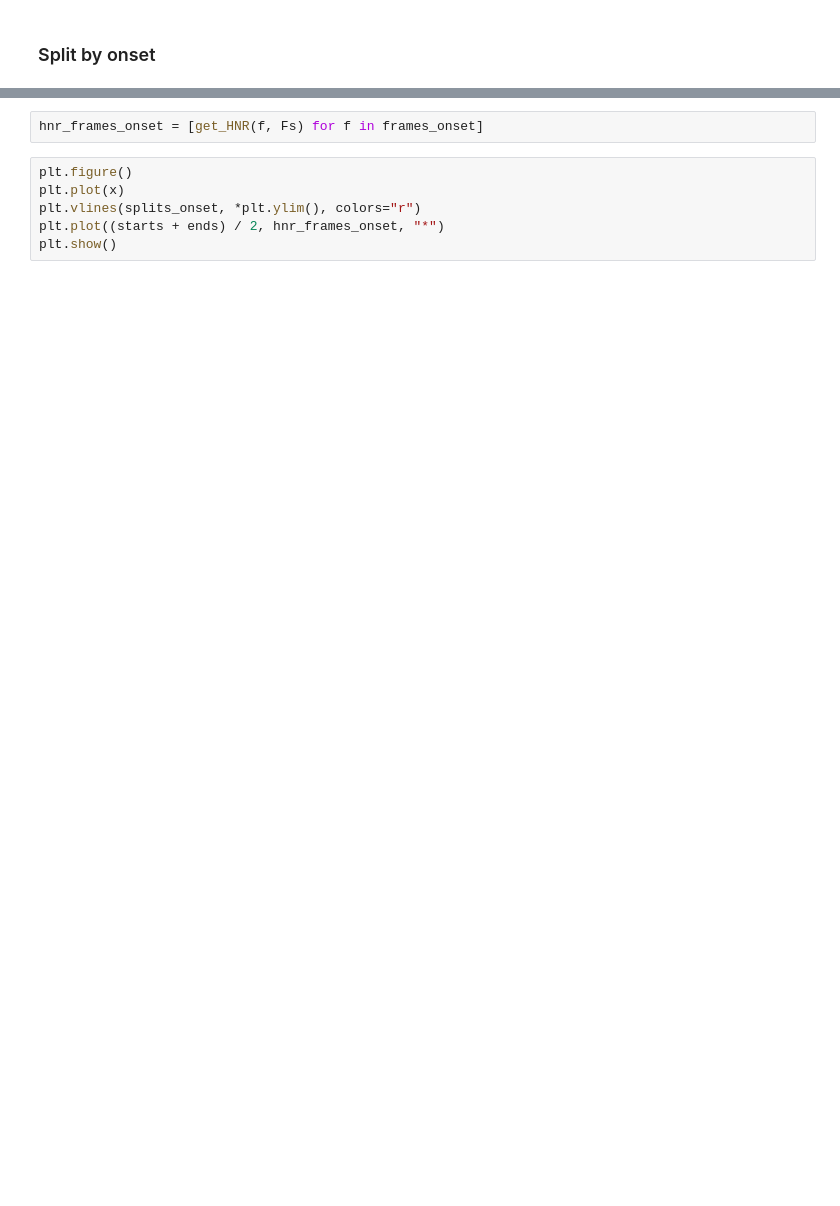
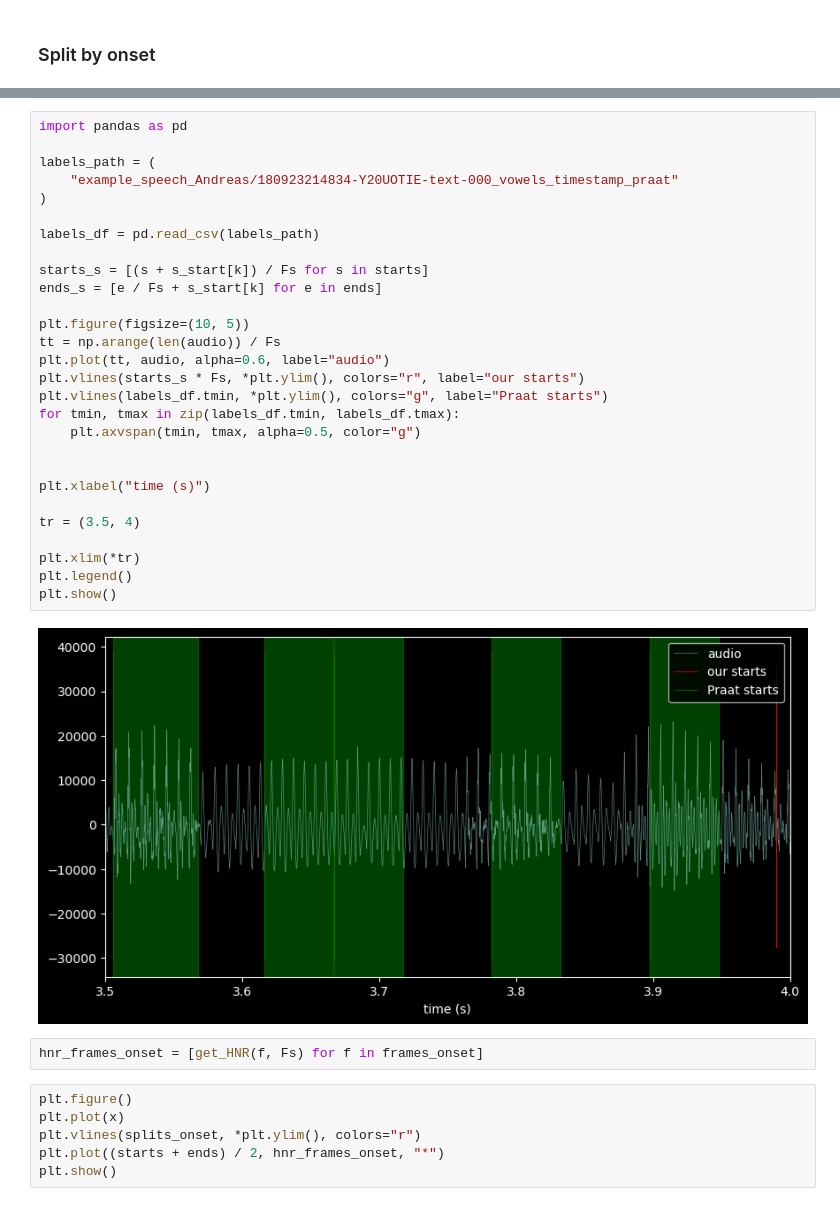
Before and after one commit to TobiasBjork/VowelProject, a Jupyter notebook: test_splits.ipynb, the cells around one changed output, grey strips where cells are left out. Cells and saved outputs as stored; diff of their text form; blank space fills up the shorter version.

```diff
--- a/test_splits.ipynb
+++ b/test_splits.ipynb
@@ -120,3 +120,33 @@ wavfile.write(
+# %%
+import pandas as pd
+
+labels_path = (
+    "example_speech_Andreas/180923214834-Y20UOTIE-text-000_vowels_timestamp_praat"
+)
+
+labels_df = pd.read_csv(labels_path)
+
+starts_s = [(s + s_start[k]) / Fs for s in starts]
+ends_s = [e / Fs + s_start[k] for e in ends]
+
+plt.figure(figsize=(10, 5))
+tt = np.arange(len(audio)) / Fs
+plt.plot(tt, audio, alpha=0.6, label="audio")
+plt.vlines(starts_s * Fs, *plt.ylim(), colors="r", label="our starts")
+plt.vlines(labels_df.tmin, *plt.ylim(), colors="g", label="Praat starts")
+for tmin, tmax in zip(labels_df.tmin, labels_df.tmax):
+    plt.axvspan(tmin, tmax, alpha=0.5, color="g")
+
+
+plt.xlabel("time (s)")
+
+tr = (3.5, 4)
+
+plt.xlim(*tr)
+plt.legend()
+plt.show()
+# %% [output]
+[figure, added]
 # %%
 hnr_frames_onset = [get_HNR(f, Fs) for f in frames_onset]
 # %%
```
Also changed, not shown: parts of 15 cells of this notebook, 15 other files.
